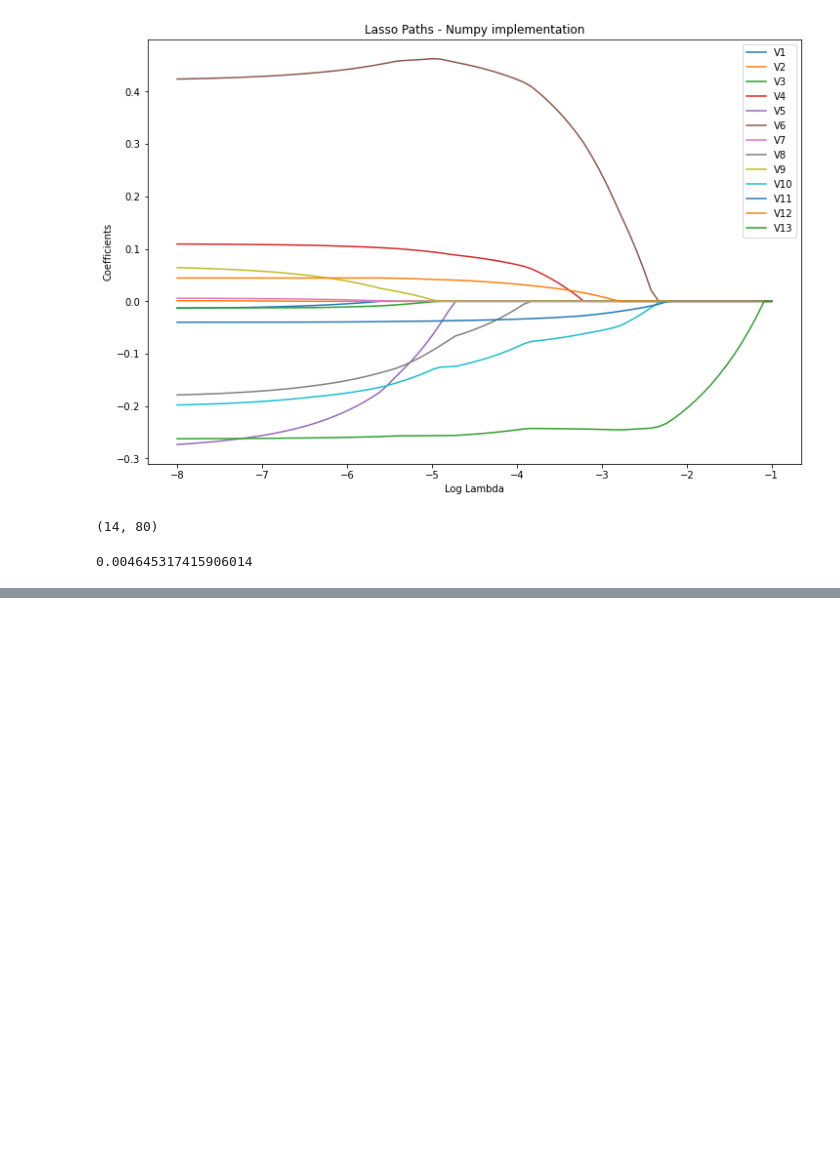
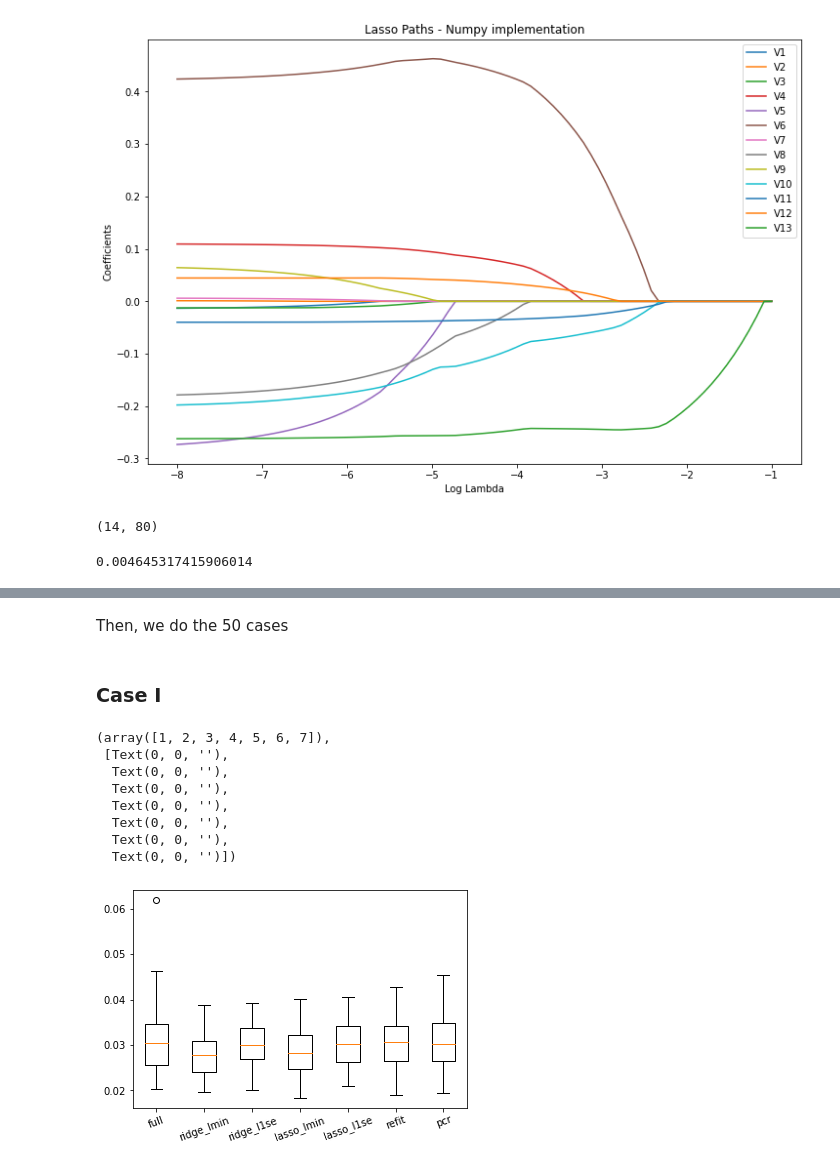
Before and after one commit to yardasol/stat542-ca2, a Jupyter notebook: assignment_2_7568_oyardas2.ipynb, the cells around one changed output, grey strips where cells are left out. Cells and saved outputs as stored; diff of their text form; code cells hidden in the pictures; blank space fills up the shorter version.

Commit message:
finish coding assignment 2

```diff
--- a/assignment_2_7568_oyardas2.ipynb
+++ b/assignment_2_7568_oyardas2.ipynb
@@ -123,0 +238,59 @@ abs(myout - lasso_coef).max()
+# %% [markdown]
+Then, we do the 50 cases
+# %% [markdown]
+### Case I
+# %%
+myData = pd.read_csv('Coding2_Data2.csv')
+var_names = myData.columns
+Y = myData[['Y']].to_numpy()
+X = myData.drop(['Y'], axis = 1).to_numpy()
+
+full_res = []
+ridge_lmin_res = []
+ridge_l1se_res = []
+lasso_lmin_res = []
+lasso_l1se_res = []
+refit_res = []
+pcr_res = []
+
+n = len(Y)
+indices = np.arange(0, n)
+for i in range(0,50):
+    np.random.shuffle(indices)
+    test_ind = indices[:int(np.floor(0.25*n))]
+    train_ind = indices[len(test_ind):]
+    full_res.append(full(X, Y, train_ind, test_ind))
+    ridge_res = ridge(X, Y, train_ind, test_ind)
+    ridge_lmin_res.append(ridge_res[0])
+    ridge_l1se_res.append(ridge_res[1])
+    lasso_res = lasso(X, Y, train_ind, test_ind)
+    lasso_lmin_res.append(lasso_res[0])
+    lasso_l1se_res.append(lasso_res[1])
+    refit_res.append(lasso_res[2])
+    pcr_res.append(pcr(X, Y, train_ind, test_ind))
+# %%
+res_i = [full_res,
+         ridge_lmin_res,
+         ridge_l1se_res,
+         lasso_lmin_res,
+         lasso_l1se_res,
+         refit_res,
+         pcr_res]
+plt.boxplot(res_i, labels=['full',
+                           'ridge_lmin',
+                           'ridge_l1se',
+                           'lasso_lmin',
+                           'lasso_l1se',
+                           'refit',
+                           'pcr'])
+plt.xticks(rotation=20)
+# %% [output]
+(array([1, 2, 3, 4, 5, 6, 7]),
+ [Text(0, 0, ''),
+  Text(0, 0, ''),
+  Text(0, 0, ''),
+  Text(0, 0, ''),
+  Text(0, 0, ''),
+  Text(0, 0, ''),
+  Text(0, 0, '')])
+[figure, added]
```
Also changed, not shown: parts of 18 cells of this notebook.
